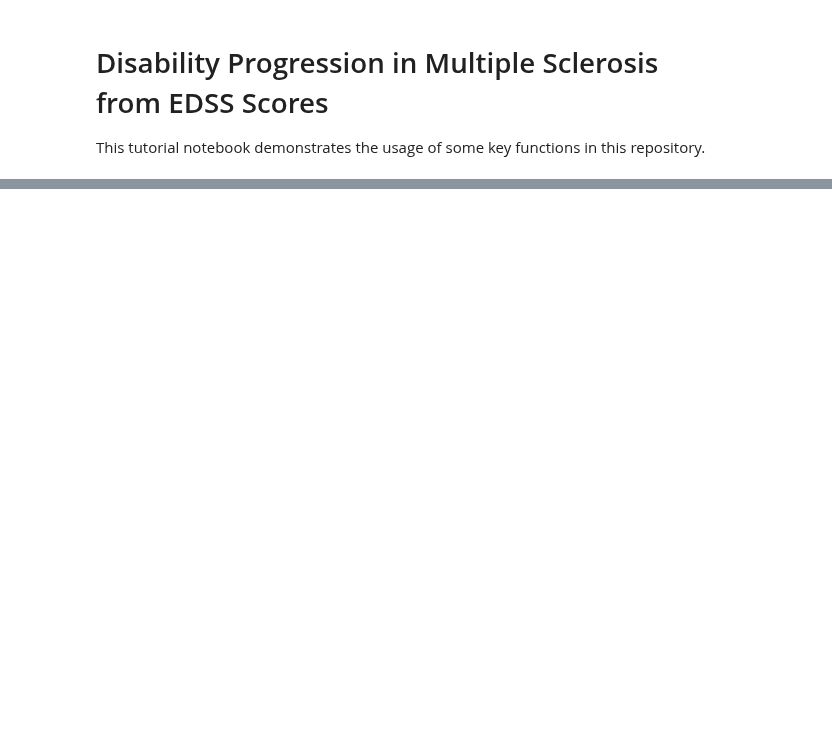
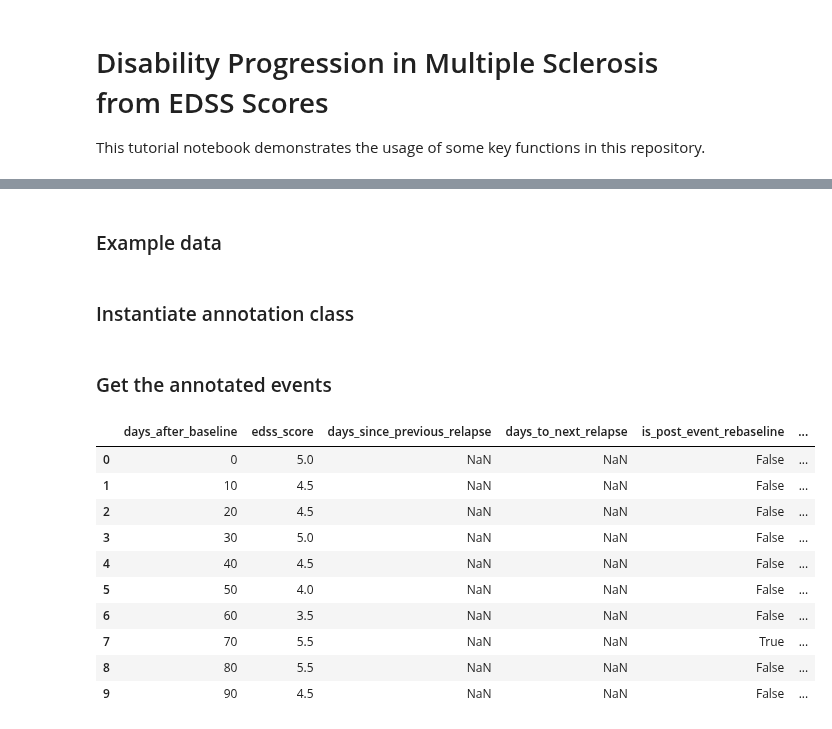
Before and after one commit to drstrupf/multiple-sclerosis-disability-progression, a Jupyter notebook: tutorial.ipynb, the cells around one changed output, grey strips where cells are left out. Cells and saved outputs as stored; diff of their text form; code cells hidden in the pictures; blank space fills up the shorter version.

```diff
--- a/tutorial.ipynb
+++ b/tutorial.ipynb
@@ -591,0 +33,2 @@ plt.show()
+# %% [markdown]
+### Example data
@@ -591,0 +51,35 @@ plt.show()
+# %% [markdown]
+### Instantiate annotation class
+# %%
+Annot = edssprogression.EDSSProgression(
+    opt_baseline_type="roving",
+    opt_roving_reference_require_confirmation=True,
+    opt_roving_reference_confirmation_time=0.5,  # next-confirmed
+    # PIRA/RAW options - ignored if no relapses specified
+    opt_raw_before_relapse_max_days=5,
+    opt_raw_after_relapse_max_days=10,
+    # Minimum increase options
+    opt_max_score_that_requires_plus_1=5.0,
+    # Confirmation options
+    opt_require_confirmation=True,
+    opt_confirmation_time=0.5, # next-confirmed
+)
+# %% [markdown]
+### Get the annotated events
+# %%
+Annot.add_progression_events_to_follow_up(
+    follow_up_dataframe=example_follow_up_df,
+    relapse_timestamps=example_relapse_timestamps,
+)
+# %% [output]
+|  | days_after_baseline | edss_score | days_since_previous_relapse | days_to_next_relapse | is_post_event_rebaseline | ... |
+| 0 | 0 | 5.0 | NaN | NaN | False | ... |
+| 1 | 10 | 4.5 | NaN | NaN | False | ... |
+| 2 | 20 | 4.5 | NaN | NaN | False | ... |
+| 3 | 30 | 5.0 | NaN | NaN | False | ... |
+| 4 | 40 | 4.5 | NaN | NaN | False | ... |
+| 5 | 50 | 4.0 | NaN | NaN | False | ... |
+| 6 | 60 | 3.5 | NaN | NaN | False | ... |
+| 7 | 70 | 5.5 | NaN | NaN | True | ... |
+| 8 | 80 | 5.5 | NaN | NaN | False | ... |
+| 9 | 90 | 4.5 | NaN | NaN | False | ... |
```
Also changed, not shown: parts of 73 cells of this notebook.
